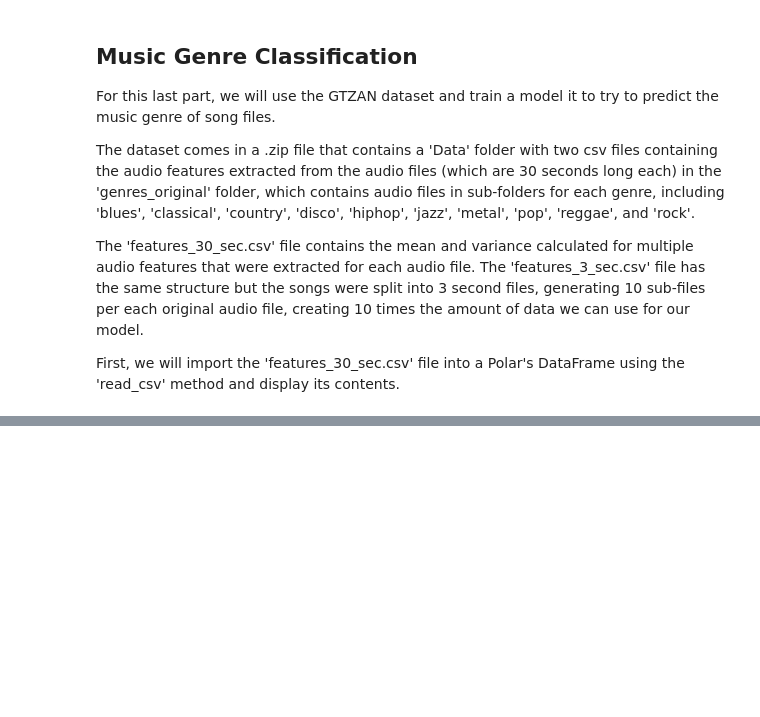
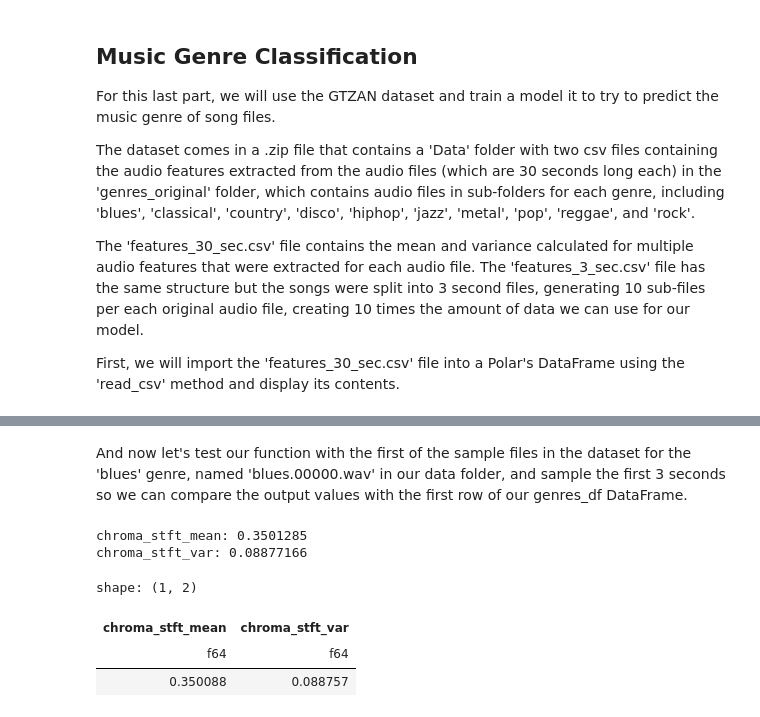
Before and after one commit to Underdoge/music-ds, a Jupyter notebook: Jupyter_Workbook.ipynb, the cells around one changed output, grey strips where cells are left out. Saved outputs shown, nothing was run; the diff lists cells and outputs as text; code cells hidden in the pictures; blank space fills up the shorter version.

```diff
--- a/Jupyter_Workbook.ipynb
+++ b/Jupyter_Workbook.ipynb
@@ -840,0 +861,14 @@ To be able to use this model with new audio files we would need to first be able
+# %% [markdown]
+And now let's test our function with the first of the sample files in the dataset for the 'blues' genre, named 'blues.00000.wav' in our data folder, and sample the first 3 seconds so we can compare the output values with the first row of our genres_df DataFrame.
+# %%
+chroma_stft_mean, chroma_stft_var = feature_extraction("data/blues.00000.wav", "chroma_stft")
+print("chroma_stft_mean:", chroma_stft_mean)
+print("chroma_stft_var:", chroma_stft_var)
+genres_df[0].select(pl.col('chroma_stft_mean'), pl.col('chroma_stft_var'))
+# %% [output]
+chroma_stft_mean: 0.3501285
+chroma_stft_var: 0.08877166
+shape: (1, 2)
+| chroma_stft_mean | chroma_stft_var |
+| f64 | f64 |
+| 0.350088 | 0.088757 |
```
Also changed, not shown: parts of 8 cells of this notebook, 3 other files.
